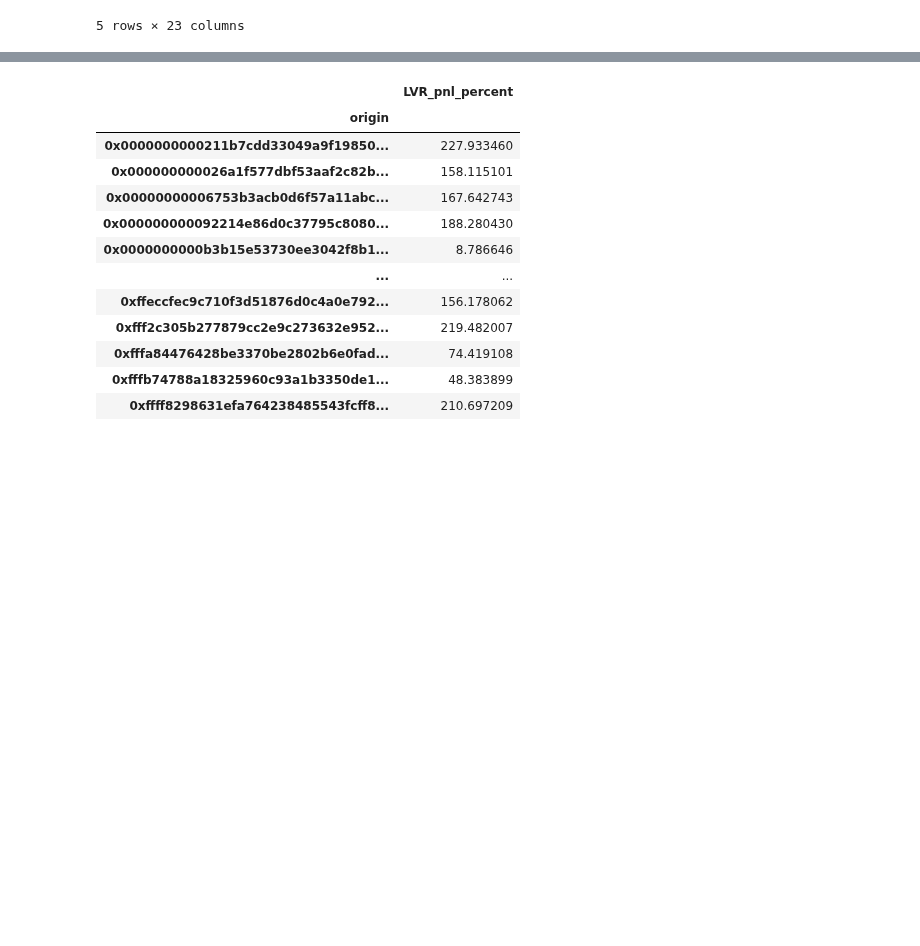
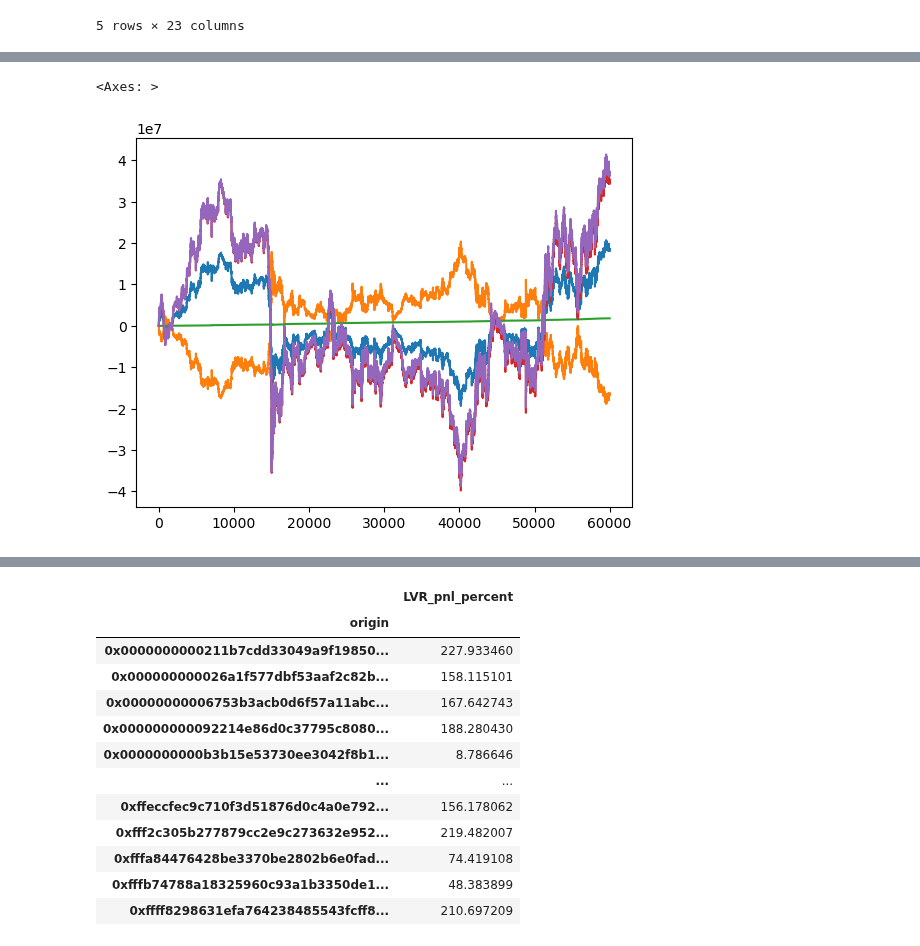
Before and after one commit to Armand-Morin/afp-berkeley-dynamic-fee-defi-amm, a Jupyter notebook: pnl_model.ipynb, the cells around one changed output, grey strips where cells are left out. Drawn from its saved outputs; the diff is of its cells as text; code cells hidden in the pictures; blank space fills up the shorter version.

```diff
--- a/pnl_model.ipynb
+++ b/pnl_model.ipynb
@@ -134,0 +23,8 @@ data.head()
+# %%
+data.amount0.cumsum().plot()
+(data.amount1 * data.price_dex.shift(1)).cumsum().plot()
+(data.amount0 + data.amount1 * data.price_dex.shift(1)).cumsum().plot()
+(data.amount0 - data.amount1 * data.price_dex.shift(1)).cumsum().plot()
+# %% [output]
+<Axes: >
+[figure, added]
```
Also changed, not shown: parts of 11 cells of this notebook.
